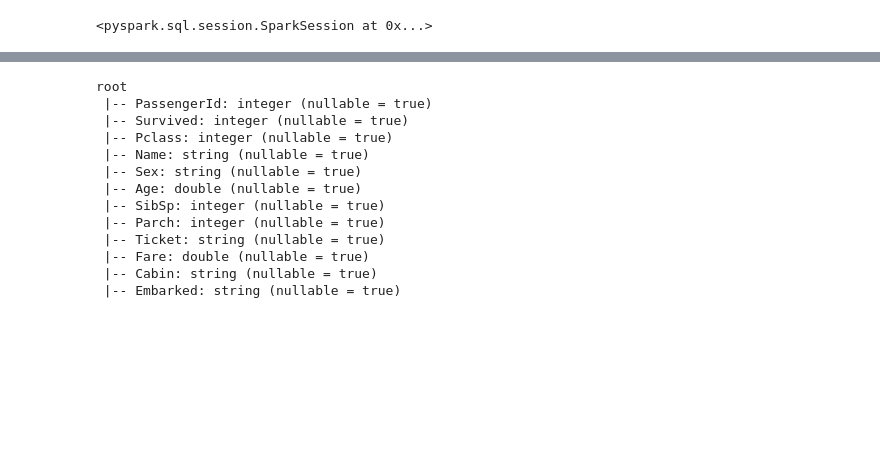
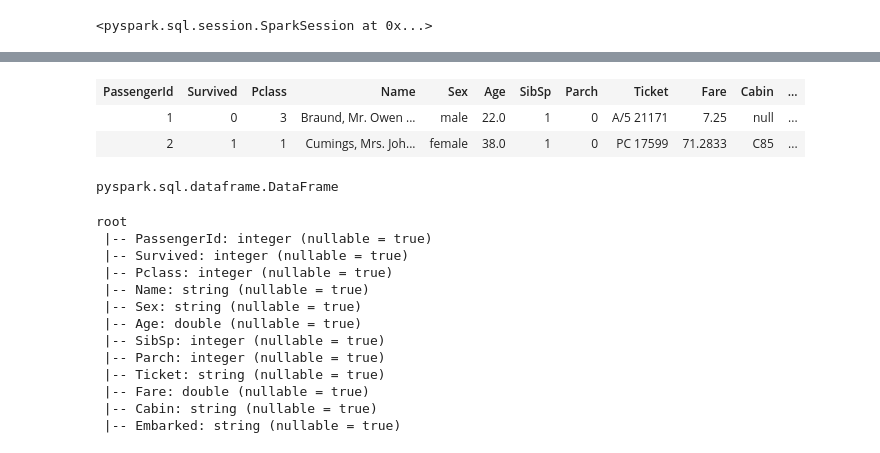
Before and after one commit to tvelichkovt/PySpark-DataFrame, a Jupyter notebook: PySpark DataFrame SQL Basics.ipynb, the cells around one changed output, grey strips where cells are left out. Drawn from its saved outputs; the diff is of its cells as text; code cells hidden in the pictures; blank space fills up the shorter version.

```diff
--- a/PySpark DataFrame SQL Basics.ipynb
+++ b/PySpark DataFrame SQL Basics.ipynb
@@ -53 +66,11 @@ only showing top 20 rows
+# %%
+df.limit(2)
+# %% [output]
+| PassengerId | Survived | Pclass | Name | Sex | Age | SibSp | Parch | Ticket | Fare | Cabin | ... |
+| 1 | 0 | 3 | Braund, Mr. Owen ... | male | 22.0 | 1 | 0 | A/5 21171 | 7.25 | null | ... |
+| 2 | 1 | 1 | Cumings, Mrs. Joh... | female | 38.0 | 1 | 0 | PC 17599 | 71.2833 | C85 | ... |
+# %%
+type(df)
+# %% [output]
+pyspark.sql.dataframe.DataFrame
 # %%
```
Also changed, not shown: parts of 17 cells of this notebook.
